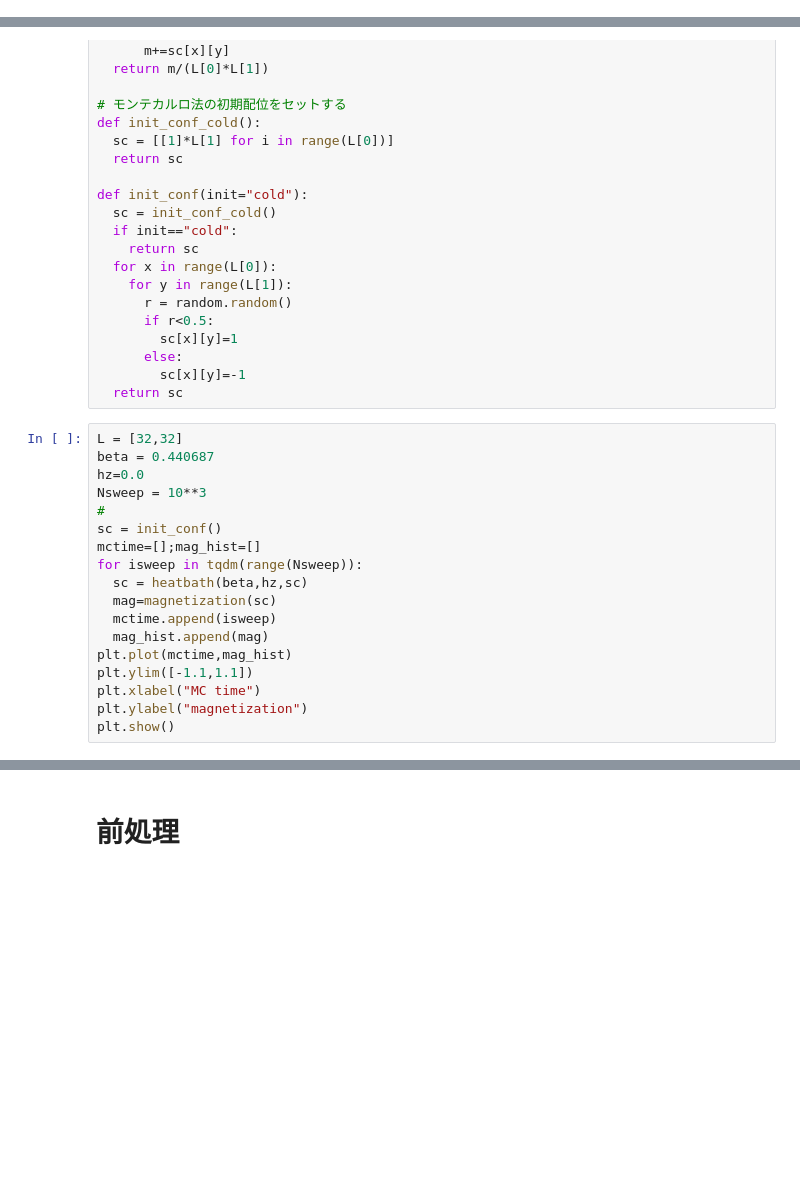
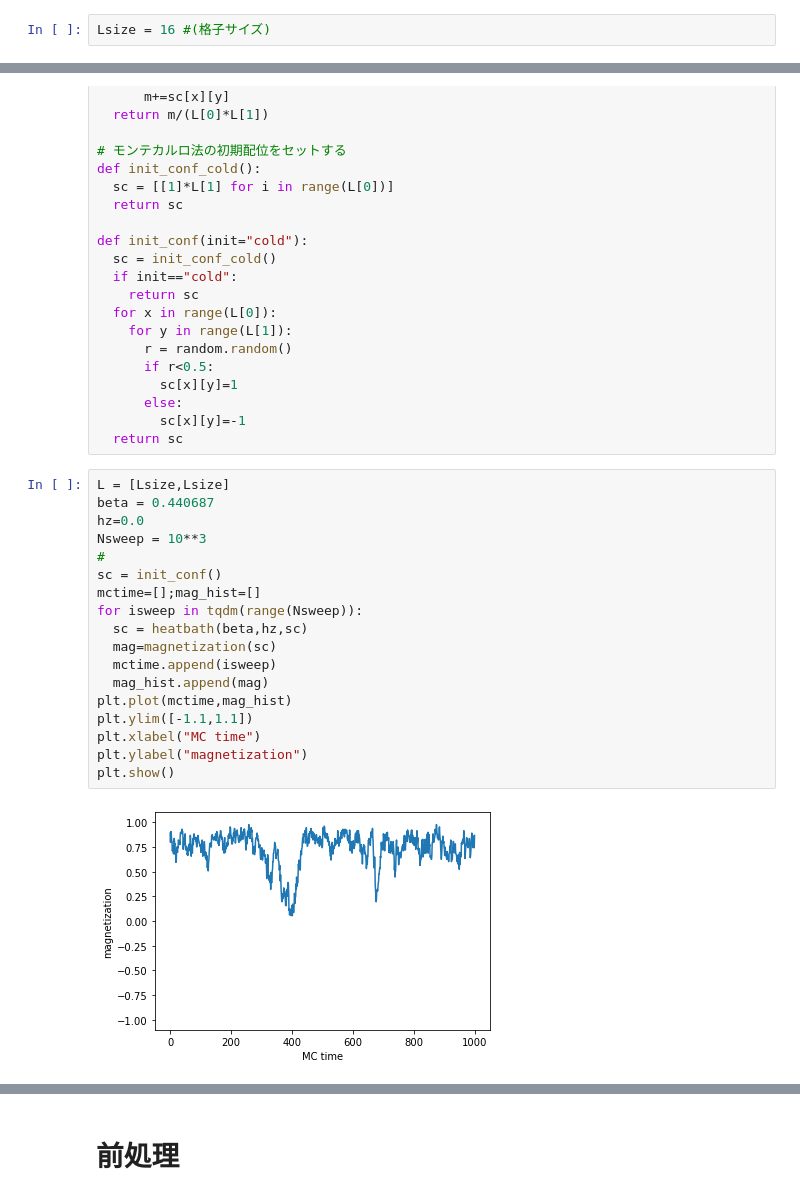
Before and after one commit to akio-tomiya/intro_ml_in_physics, a Jupyter notebook: ising_heatbath_book.ipynb, the cells around one changed output, grey strips where cells are left out. Drawn from its saved outputs; the diff is of its cells as text; blank space fills up the shorter version.

```diff
--- a/ising_heatbath_book.ipynb
+++ b/ising_heatbath_book.ipynb
@@ -6,3 +7,5 @@
+# %%
+Lsize = 16 #(格子サイズ)
 # %%
 # 2d Ising model
 import math
@@ -93,23 +96,25 @@ def init_conf(init="cold"):
         sc[x][y]=-1
   return sc
 # %%
-L = [32,32]
+L = [Lsize,Lsize]
 beta = 0.440687
 hz=0.0
 Nsweep = 10**3
 #
 sc = init_conf()
 mctime=[];mag_hist=[]
 for isweep in tqdm(range(Nsweep)):
   sc = heatbath(beta,hz,sc)
   mag=magnetization(sc)
   mctime.append(isweep)
   mag_hist.append(mag)
 plt.plot(mctime,mag_hist)
 plt.ylim([-1.1,1.1])
 plt.xlabel("MC time")
 plt.ylabel("magnetization")
 plt.show()
+# %% [output]
+[figure, added]
 # %%
 N_dis=10**2 # 捨てる個数
 N_trj=10**3+N_dis # トータルのアップデート回数
```
Also changed, not shown: parts of 4 cells of this notebook.
